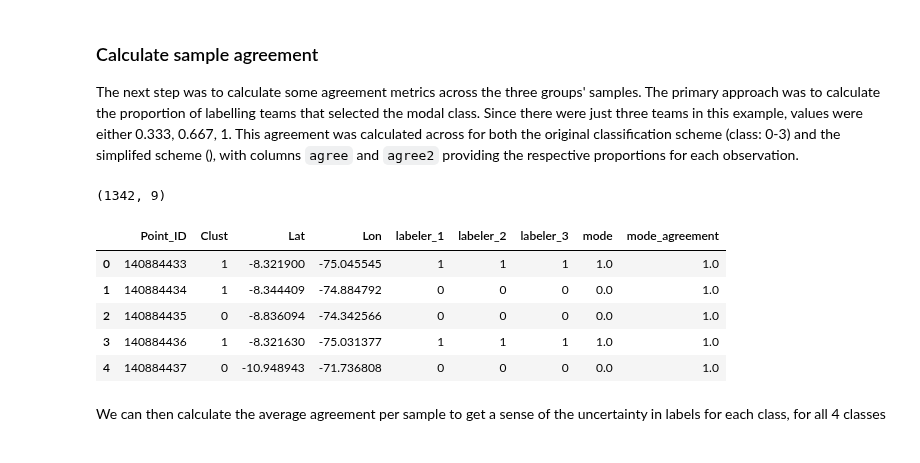
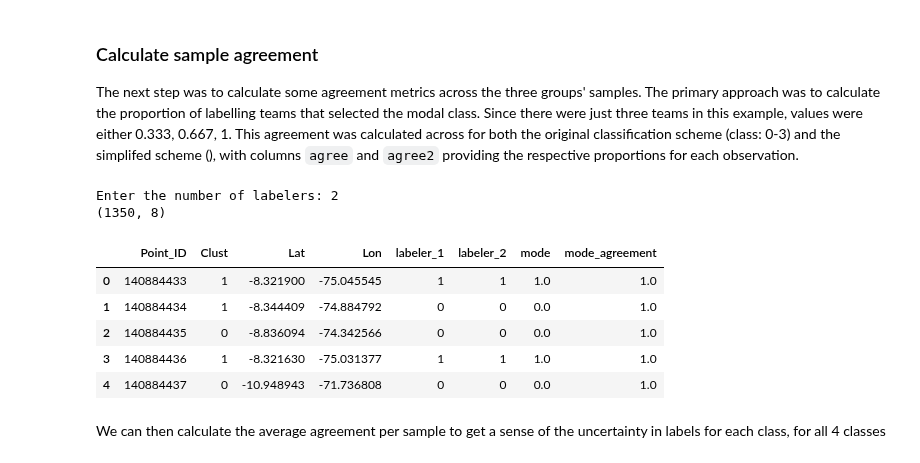
Before and after one commit to NaiaraSPinto/VegMapper, a Jupyter notebook: calval/process_sample.ipynb, the cells around one changed output. Cells and saved outputs as stored; diff of their text form; code cells hidden in the pictures.

```diff
--- a/calval/process_sample.ipynb
+++ b/calval/process_sample.ipynb
@@ -78,9 +78,9 @@ Aborting
 
 while True:
     try:
-        num_users = int(input("Enter the number of users (The number of users must be more than 2): "))
+        num_users = int(input("Enter the number of CEO projects (The number of CEO projects must be more than 2): "))
         if num_users < 2:
-            print("The number of users must be at least 2.")
+            print("The number of CEO projects must be at least 2.")
         else:
             break
     except ValueError:
@@ -145,11 +142,11 @@ new_col_name:
 # %%
-# @title Defining which columns represents presence (1), absence (0) or Not Sure (2)
-# Initialize the recode_dict as an empty dictionary
+# @title Defining which columns represents presence (1), absence (0) or unsure (2)
+
 recode_dict = {}
 
 # Iterate through new_col_names and get user input for values
 for column_name in new_col_names:
-    arbitrary_number = int(input(f"Enter an arbitrary number for column '{column_name}': "))
+    arbitrary_number = int(input(f"Enter a number for the'{column_name}' category: "))
     recode_dict[column_name] = arbitrary_number
 
 print("Updated recode_dict:")
@@ -238,27 +229,34 @@ We repeat this same step again after first collapsing, within each of the `cl1:c
 The next step was to calculate some agreement metrics across the three groups' samples. The primary approach was to calculate the proportion of labelling teams that selected the modal class. Since there were just three teams in this example, values were either 0.333, 0.667, 1. This agreement was calculated across for both the original classification scheme (class: 0-3) and the simplifed scheme (), with columns `agree` and `agree2` providing the respective proportions for each observation.
 # %%
 # @title Agreemnt mode
-combined[['mode', 'mode_agreement']] = combined[
-    ["labeler_1","labeler_2","labeler_3"]
-].apply(get_mode_and_occurence, axis=1, result_type='expand')
+num_labelers = int(input("Enter the number of labelers: "))
+
+labels = []
+
+for i in range(1, num_labelers + 1):
+    label = f"labeler_{i}"
+    labels.append(label)
+
+combined[['mode', 'mode_agreement']] = combined[labels].apply(get_mode_and_occurence, axis=1, result_type='expand')
 pd.set_option('display.max_rows', None)
 #print(combined)
 
 # we can set the mode to -9999 if there is no agreement (mode_freq = 1/num_labelers)
 combined.loc[combined['mode_agreement'] <= 1/3, 'mode'] = -9999
 
 combined = combined.drop(combined[combined['mode'] == -9999].index)
 print(combined.shape)
 
 combined.head()
 # %% [output]
-(1342, 9)
+Enter the number of labelers: 2
+(1350, 8)
-|  | Point_ID | Clust | Lat | Lon | labeler_1 | labeler_2 | labeler_3 | mode | mode_agreement |
-| 0 | 140884433 | 1 | -8.321900 | -75.045545 | 1 | 1 | 1 | 1.0 | 1.0 |
-| 1 | 140884434 | 1 | -8.344409 | -74.884792 | 0 | 0 | 0 | 0.0 | 1.0 |
-| 2 | 140884435 | 0 | -8.836094 | -74.342566 | 0 | 0 | 0 | 0.0 | 1.0 |
-| 3 | 140884436 | 1 | -8.321630 | -75.031377 | 1 | 1 | 1 | 1.0 | 1.0 |
-| 4 | 140884437 | 0 | -10.948943 | -71.736808 | 0 | 0 | 0 | 0.0 | 1.0 |
+|  | Point_ID | Clust | Lat | Lon | labeler_1 | labeler_2 | mode | mode_agreement |
+| 0 | 140884433 | 1 | -8.321900 | -75.045545 | 1 | 1 | 1.0 | 1.0 |
+| 1 | 140884434 | 1 | -8.344409 | -74.884792 | 0 | 0 | 0.0 | 1.0 |
+| 2 | 140884435 | 0 | -8.836094 | -74.342566 | 0 | 0 | 0.0 | 1.0 |
+| 3 | 140884436 | 1 | -8.321630 | -75.031377 | 1 | 1 | 1.0 | 1.0 |
+| 4 | 140884437 | 0 | -10.948943 | -71.736808 | 0 | 0 | 0.0 | 1.0 |
 # %% [markdown]
 We can then calculate the average agreement per sample to get a sense of the uncertainty in labels for each class, for all 4 classes
 # %%
```
Also changed, not shown: parts of 5 cells of this notebook.
